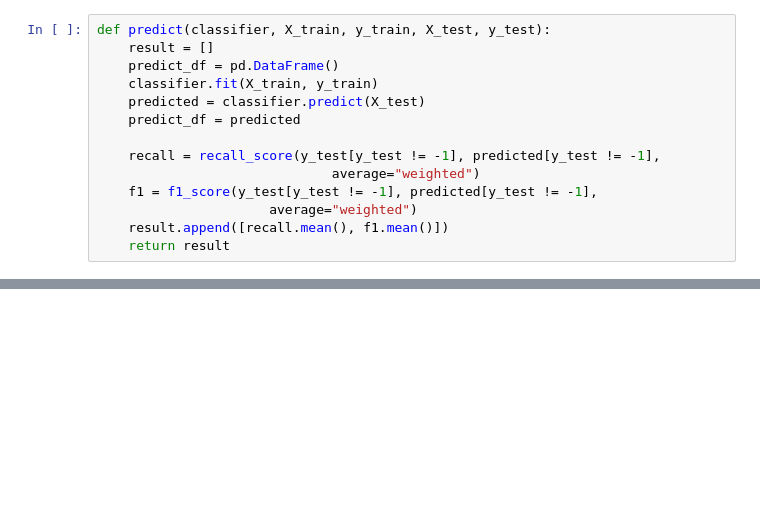
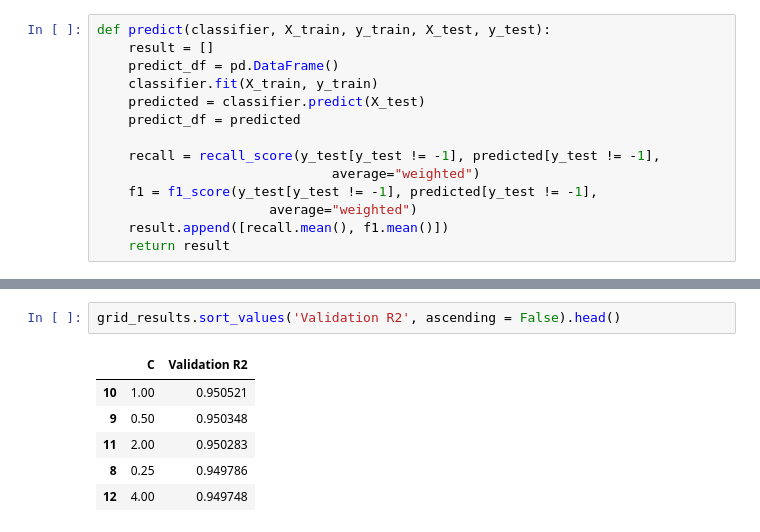
Before and after one commit to rhit-joensbj/quora-ml-project, a Jupyter notebook: SVM.ipynb, the cells around one changed output, grey strips where cells are left out. Saved outputs shown, nothing was run; the diff lists cells and outputs as text; blank space fills up the shorter version.

```diff
--- a/SVM.ipynb
+++ b/SVM.ipynb
@@ -383,0 +411,9 @@ predict(svm, X_train, y_train, X_test, y_test)
+# %%
+grid_results.sort_values('Validation R2', ascending = False).head()
+# %% [output]
+|  | C | Validation R2 |
+| 10 | 1.00 | 0.950521 |
+| 9 | 0.50 | 0.950348 |
+| 11 | 2.00 | 0.950283 |
+| 8 | 0.25 | 0.949786 |
+| 12 | 4.00 | 0.949748 |
```
Also changed, not shown: parts of 6 cells of this notebook.
